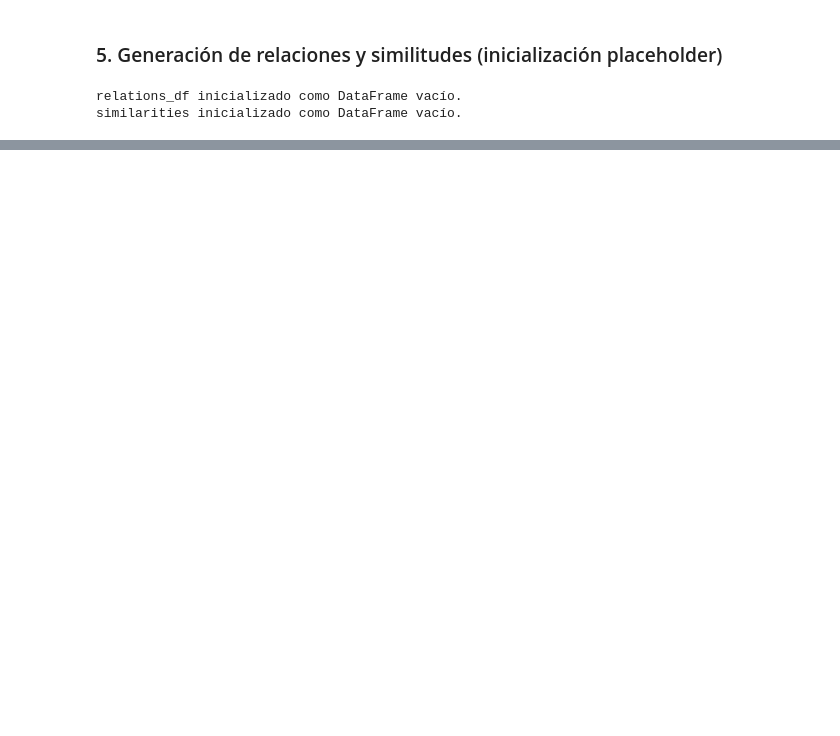
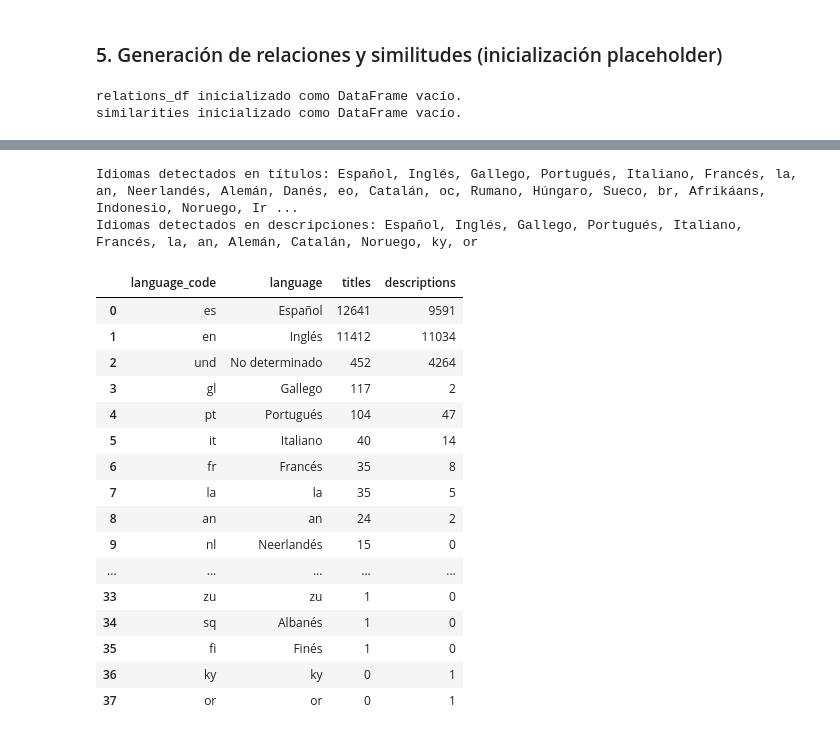
Before and after one commit to mbarrerag/NLP-Project, a Jupyter notebook: notebooks/NPL_Proyecto.ipynb, the cells around one changed output, grey strips where cells are left out. Drawn from its saved outputs; the diff is of its cells as text; code cells hidden in the pictures; blank space fills up the shorter version.

Commit message:
Adding new dataset

```diff
--- a/notebooks/NPL_Proyecto.ipynb
+++ b/notebooks/NPL_Proyecto.ipynb
@@ -32,7 +32,7 @@ from IPython.display import display
 # Define necessary variables for the cleaning process
 from pathlib import Path
 
-DATASET_NAME = 'HORUS_Bogota_Ingenieria.xlsx'
+DATASET_NAME = 'HORUS_Bogota_Ingenieria_English_Dataset.xlsx'
 DATASET_CANDIDATES = [
     Path('data/raw') / DATASET_NAME,
     Path('NLP-Dataset/data/raw') / DATASET_NAME,
@@ -192,7 +192,7 @@ papers = papers.drop(columns=['ISBN'], errors='ignore')
 papers['title_normalized']=papers['Título original'].map(lambda x:clean_text(x,True));papers['abstract_clean']=papers['Descripción original'].map(clean_text)
 papers['abstract_status']=np.where(papers.abstract_clean.eq(''),'MISSING_ABSTRACT','PRESENT');papers['journal_normalized']=papers['Revista / Conferencia'].map(clean_text)
 papers['doi_normalized']=papers.Doi.map(norm_doi);papers['issn_normalized']=papers.ISSN.map(norm_issn);papers['language_iso639_1']=papers.Idioma.map(lambda x:LANG.get(clean_text(x,True),'und' if not clean_text(x,True) else clean_text(x,True)))
-# Eliminar la columna 'Idioma' después de haberla usado para crear 'language_iso639_1'
+papers['Idioma original'] = papers['Idioma']
 papers = papers.drop(columns=['Idioma'], errors='ignore')
 papers['document_type_normalized']=papers.Tipo.map(lambda x:norm_map(x,TYPE,'OTHER'));papers['source_normalized']=papers.Fuente.map(lambda x:norm_map(x,SOURCE,'UNKNOWN'))
 date=pd.to_datetime(papers.Fecha,dayfirst=True,errors='coerce');papers['publication_date']=date.dt.strftime('%Y-%m-%d').fillna('');papers['publication_year']=date.dt.year.astype('Int64')
@@ -200,9 +200,7 @@ papers['citations_normalized']=pd.to_numeric(papers.Citaciones,errors='coerce').
 papers['text_for_nlp']=(papers.title_normalized+'. '+papers.abstract_clean.map(lambda x:clean_text(x,True))).str.strip('. ')
 papers['dedup_key']=np.where(papers.doi_normalized.ne(''),'DOI:'+papers.doi_normalized,'TITLE_YEAR:'+papers.title_normalized+'|'+papers.publication_year.astype(str));papers['duplicate_group']=papers.groupby('dedup_key',sort=False).ngroup().map(lambda x:f'DUP_{x:06d}');papers['is_duplicate']=papers.duplicated('dedup_key',keep='first')
 print(f'Registros: {len(papers):,} | Sin resumen: {papers.abstract_status.eq("MISSING_ABSTRACT").sum():,} | Duplicados: {papers.is_duplicate.sum():,}')
-# Eliminar la columna 'is_duplicate' después de su uso en el print
 papers = papers.drop(columns=['is_duplicate'], errors='ignore')
-# Eliminar las columnas 'dedup_key' y 'duplicate_group' según la solicitud del usuario
 papers = papers.drop(columns=['dedup_key', 'duplicate_group'], errors='ignore')
 display(papers[['paper_id','Título original','doi_normalized','language_iso639_1','document_type_normalized','abstract_status']].head())
 # %% [output]
@@ -404,0 +450,74 @@ display(papers.head())
+# %%
+import langid
+
+LANGUAGE_NAMES = {
+    'af': 'Afrikáans', 'ar': 'Árabe', 'bg': 'Búlgaro', 'ca': 'Catalán',
+    'cs': 'Checo', 'cy': 'Galés', 'da': 'Danés', 'de': 'Alemán',
+    'el': 'Griego', 'en': 'Inglés', 'es': 'Español', 'et': 'Estonio',
+    'eu': 'Euskera', 'fa': 'Persa', 'fi': 'Finés', 'fr': 'Francés',
+    'ga': 'Irlandés', 'gl': 'Gallego', 'he': 'Hebreo', 'hi': 'Hindi',
+    'hr': 'Croata', 'hu': 'Húngaro', 'id': 'Indonesio', 'is': 'Islandés',
+    'it': 'Italiano', 'ja': 'Japonés', 'ko': 'Coreano', 'lt': 'Lituano',
+    'lv': 'Letón', 'mk': 'Macedonio', 'ms': 'Malayo', 'nl': 'Neerlandés',
+    'no': 'Noruego', 'pl': 'Polaco', 'pt': 'Portugués', 'ro': 'Rumano',
+    'ru': 'Ruso', 'sk': 'Eslovaco', 'sl': 'Esloveno', 'sq': 'Albanés',
+    'sr': 'Serbio', 'sv': 'Sueco', 'sw': 'Suajili', 'ta': 'Tamil',
+    'th': 'Tailandés', 'tr': 'Turco', 'uk': 'Ucraniano', 'ur': 'Urdu',
+    'vi': 'Vietnamita', 'zh': 'Chino', 'und': 'No determinado'
+}
+
+def detect_text_language(value, minimum_letters=20):
+    if pd.isna(value):
+        return 'und'
+    text = html.unescape(str(value))
+    text = re.sub(r'<[^>]+>', ' ', text)
+    text = re.sub(r'\s+', ' ', text).strip()
+    if sum(character.isalpha() for character in text) < minimum_letters:
+        return 'und'
+    return langid.classify(text.lower())[0]
+
+papers['title_language_code'] = papers['Título original'].map(detect_text_language)
+papers['description_language_code'] = papers['Descripción original'].map(
+    lambda value: detect_text_language(value, minimum_letters=30)
+)
+
+title_counts = papers['title_language_code'].value_counts().rename_axis('language_code').rename('titles')
+description_counts = papers['description_language_code'].value_counts().rename_axis('language_code').rename('descriptions')
+language_summary = pd.concat([title_counts, description_counts], axis=1).fillna(0).astype(int).reset_index()
+language_summary['language'] = language_summary['language_code'].map(LANGUAGE_NAMES).fillna(language_summary['language_code'])
+language_summary = language_summary[['language_code', 'language', 'titles', 'descriptions']].sort_values(
+    ['titles', 'descriptions'], ascending=False
+).reset_index(drop=True)
+
+known_title_languages = language_summary.loc[
+    language_summary['language_code'].ne('und') & language_summary['titles'].gt(0), 'language'
+].tolist()
+known_description_languages = language_summary.loc[
+    language_summary['language_code'].ne('und') & language_summary['descriptions'].gt(0), 'language'
+].tolist()
+print('Idiomas detectados en títulos:', ', '.join(known_title_languages))
+print('Idiomas detectados en descripciones:', ', '.join(known_description_languages))
+display(language_summary)
+
+Path(OUTPUT_DIR).mkdir(parents=True, exist_ok=True)
+language_summary.to_csv(f"{OUTPUT_DIR}/text_language_summary.csv", index=False, encoding='utf-8-sig')
+# %% [output]
+Idiomas detectados en títulos: Español, Inglés, Gallego, Portugués, Italiano, Francés, la, an, Neerlandés, Alemán, Danés, eo, Catalán, oc, Rumano, Húngaro, Sueco, br, Afrikáans, Indonesio, Noruego, Ir ...
+Idiomas detectados en descripciones: Español, Inglés, Gallego, Portugués, Italiano, Francés, la, an, Alemán, Catalán, Noruego, ky, or
+|  | language_code | language | titles | descriptions |
+| 0 | es | Español | 12641 | 9591 |
+| 1 | en | Inglés | 11412 | 11034 |
+| 2 | und | No determinado | 452 | 4264 |
+| 3 | gl | Gallego | 117 | 2 |
+| 4 | pt | Portugués | 104 | 47 |
+| 5 | it | Italiano | 40 | 14 |
+| 6 | fr | Francés | 35 | 8 |
+| 7 | la | la | 35 | 5 |
+| 8 | an | an | 24 | 2 |
+| 9 | nl | Neerlandés | 15 | 0 |
+| ... | ... | ... | ... | ... |
+| 33 | zu | zu | 1 | 0 |
+| 34 | sq | Albanés | 1 | 0 |
+| 35 | fi | Finés | 1 | 0 |
+| 36 | ky | ky | 0 | 1 |
+| 37 | or | or | 0 | 1 |
```
Also changed, not shown: parts of 2 cells of this notebook.
